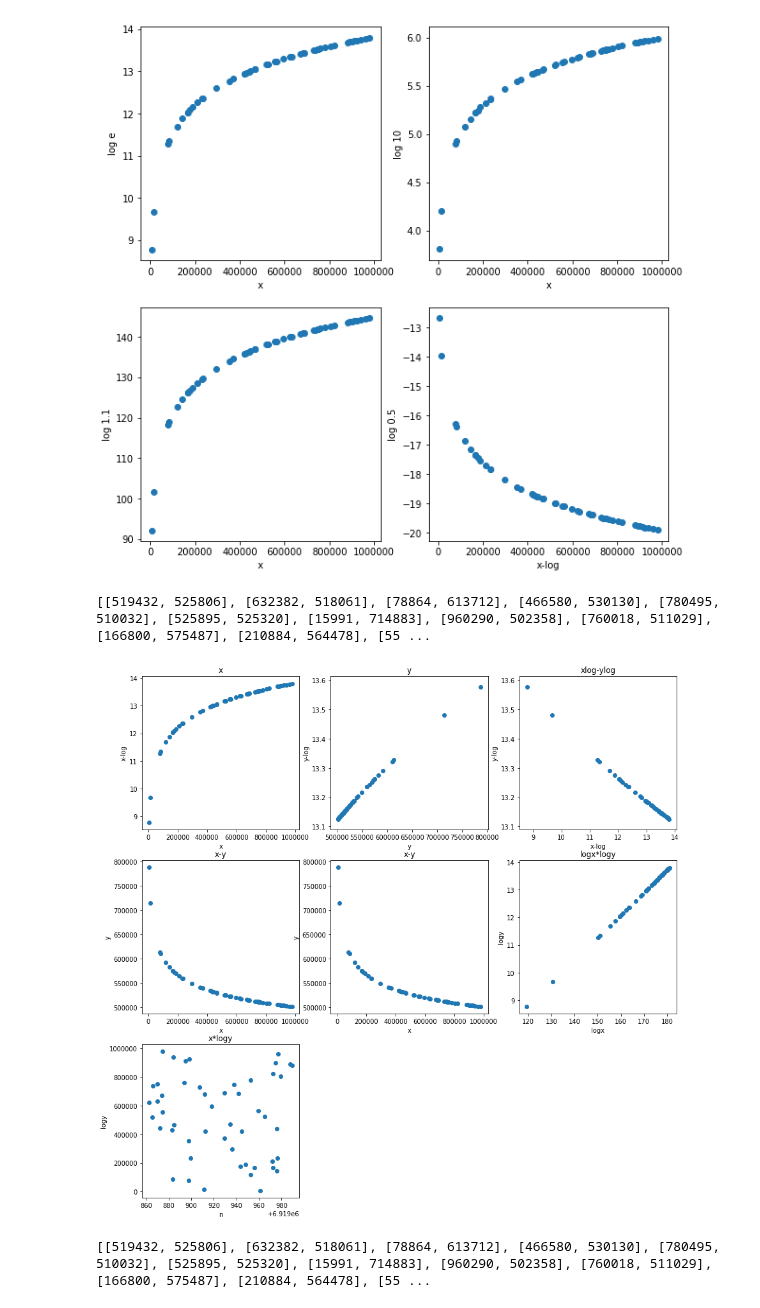
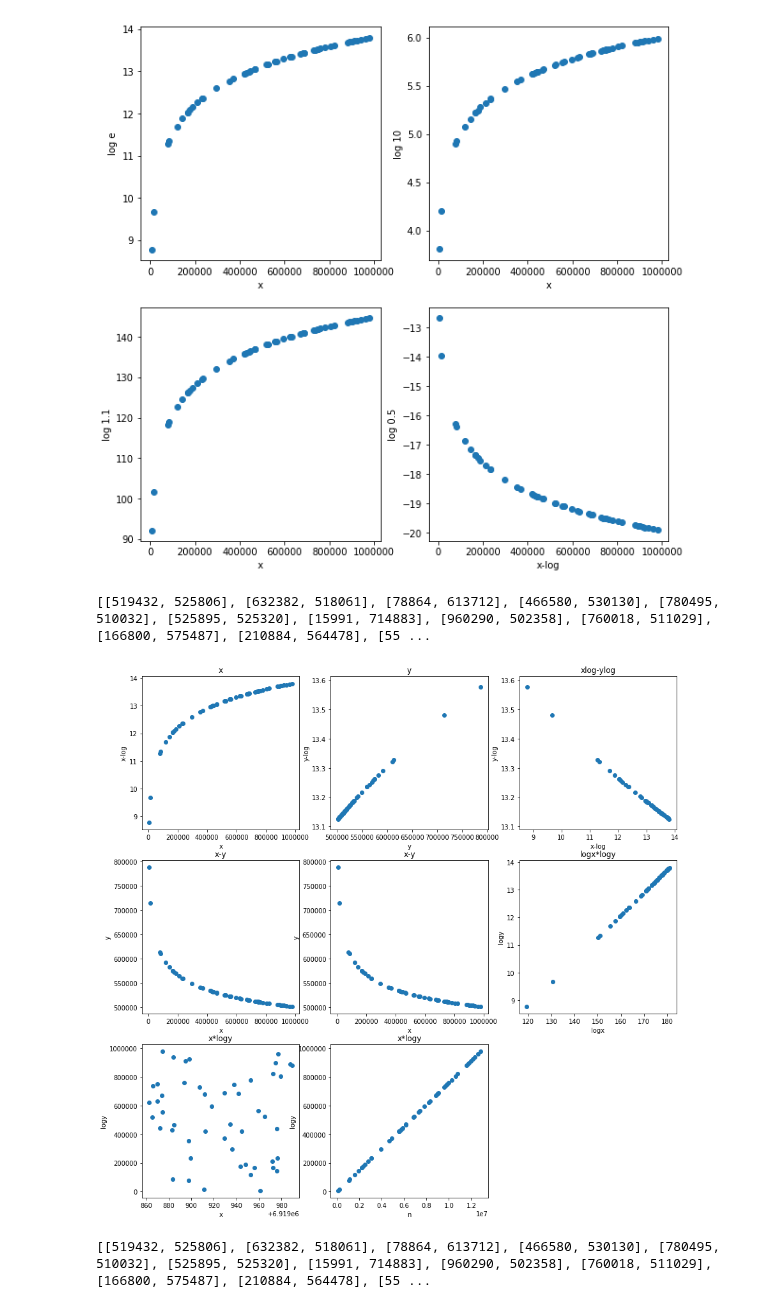
Before and after one commit to nomadlife/project-euler, a Jupyter notebook: jupyter_nb/p099_Largest_exponential.ipynb, the cells around one changed output. Saved outputs shown, nothing was run; the diff lists cells and outputs as text; code cells hidden in the pictures.

```diff
--- a/jupyter_nb/p099_Largest_exponential.ipynb
+++ b/jupyter_nb/p099_Largest_exponential.ipynb
@@ -324,8 +324,9 @@ xt=[i[0] for i in numbers[:target]]
 yt=[i[1] for i in numbers[:target]]
 xlog=[log(i[0]) for i in numbers[:target]]
 ylog=[log(i[1]) for i in numbers[:target]]
-zl=[log(i[0])*log(i[1]) for i in numbers[:target]]
-z=[log(i[0])*i[1] for i in numbers[:target]]
+z_logxlogy=[log(i[0])*log(i[1]) for i in numbers[:target]]
+z_xlogy=[log(i[0])*i[1] for i in numbers[:target]]
+z_ylogx=[i[0]*log(i[1]) for i in numbers[:target]]
 xarr = np.array(xlog)
 yarr = np.array(ylog)
 
@@ -351,36 +352,42 @@ plt.subplot(333)
 plt.scatter(xlog,ylog)
 plt.title('xlog-ylog')
 plt.xlabel('x-log')
 plt.ylabel('y-log')
 
 plt.subplot(334)
 plt.scatter(xt,yt)
 plt.title('x-y')
 plt.xlabel('x')
 plt.ylabel('y')
 
 plt.subplot(335)
 plt.scatter(xt,yt)
 plt.title('x-y')
 plt.xlabel('x')
 plt.ylabel('y')
 
 plt.subplot(336)
-plt.scatter(zl,xlog)
+plt.scatter(z_logxlogy,xlog)
 plt.title('logx*logy')
 plt.xlabel('logx')
 plt.ylabel('logy')
 
 plt.subplot(337)
-plt.scatter(z,xt)
+plt.scatter(z_xlogy,xt)
+plt.title('x*logy')
+plt.xlabel('x')
+plt.ylabel('logy')
+
+plt.subplot(338)
+plt.scatter(z_ylogx,xt)
 plt.title('x*logy')
 plt.xlabel('n')
 plt.ylabel('logy')
 
 plt.show()
 # %% [output]
 [[519432, 525806], [632382, 518061], [78864, 613712], [466580, 530130], [780495, 510032], [525895, 525320], [15991, 714883], [960290, 502358], [760018, 511029], [166800, 575487], [210884, 564478], [55 ...
-[figure, old version]
+[figure, new version]
 # %%
 # log test
 from mpl_toolkits.mplot3d import Axes3D
```
Also changed, not shown: parts of 1 cell of this notebook, 2 other files.
